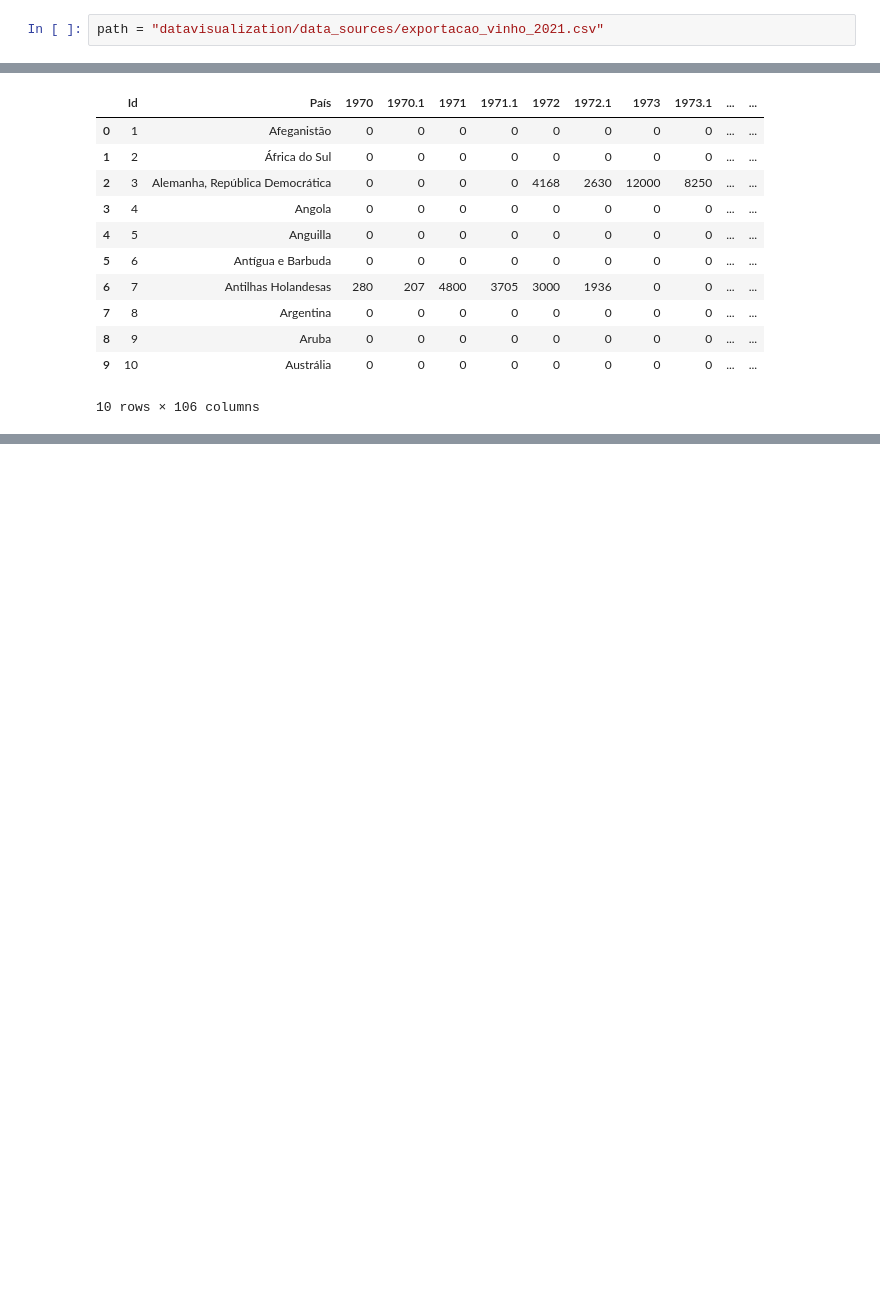
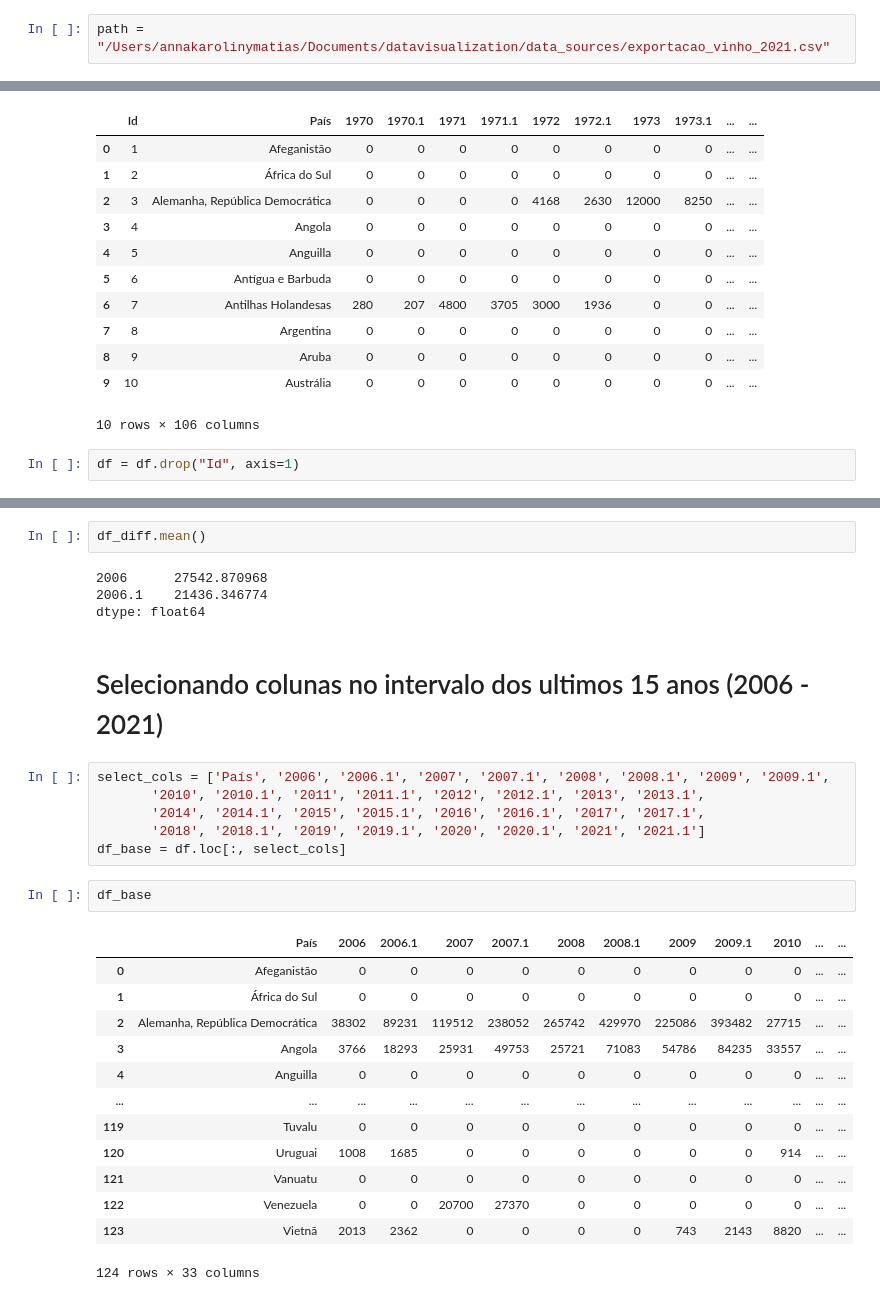
Before and after one commit to annamatias/datavisualization, a Jupyter notebook: vitivinicultura/exploratory_vinicola.ipynb, the cells around one changed output, grey strips where cells are left out. Drawn from its saved outputs; the diff is of its cells as text; blank space fills up the shorter version.

```diff
--- a/vitivinicultura/exploratory_vinicola.ipynb
+++ b/vitivinicultura/exploratory_vinicola.ipynb
@@ -32,7 +26,7 @@ Note: you may need to restart the kernel to use updated packages.
 # %%
 import pandas as pd
 # %%
-path = "datavisualization/data_sources/exportacao_vinho_2021.csv"
+path = "/Users/annakarolinymatias/Documents/datavisualization/data_sources/exportacao_vinho_2021.csv"
 # %%
 df = pd.read_csv(path, sep=";")
 # %%
@@ -50,3 +44,5 @@ df.head(10)
 | 8 | 9 | Aruba | 0 | 0 | 0 | 0 | 0 | 0 | 0 | 0 | ... | ... |
 | 9 | 10 | Austrália | 0 | 0 | 0 | 0 | 0 | 0 | 0 | 0 | ... | ... |
 10 rows × 106 columns
+# %%
+df = df.drop("Id", axis=1)
@@ -52,0 +75,30 @@ df.head(10)
+# %%
+df_diff.mean()
+# %% [output]
+2006      27542.870968
+2006.1    21436.346774
+dtype: float64
+# %% [markdown]
+# Selecionando colunas no intervalo dos ultimos 15 anos (2006 - 2021)
+# %%
+select_cols = ['País', '2006', '2006.1', '2007', '2007.1', '2008', '2008.1', '2009', '2009.1',
+       '2010', '2010.1', '2011', '2011.1', '2012', '2012.1', '2013', '2013.1',
+       '2014', '2014.1', '2015', '2015.1', '2016', '2016.1', '2017', '2017.1',
+       '2018', '2018.1', '2019', '2019.1', '2020', '2020.1', '2021', '2021.1']
+df_base = df.loc[:, select_cols]
+# %%
+df_base
+# %% [output]
+|  | País | 2006 | 2006.1 | 2007 | 2007.1 | 2008 | 2008.1 | 2009 | 2009.1 | 2010 | ... | ... |
+| 0 | Afeganistão | 0 | 0 | 0 | 0 | 0 | 0 | 0 | 0 | 0 | ... | ... |
+| 1 | África do Sul | 0 | 0 | 0 | 0 | 0 | 0 | 0 | 0 | 0 | ... | ... |
+| 2 | Alemanha, República Democrática | 38302 | 89231 | 119512 | 238052 | 265742 | 429970 | 225086 | 393482 | 27715 | ... | ... |
+| 3 | Angola | 3766 | 18293 | 25931 | 49753 | 25721 | 71083 | 54786 | 84235 | 33557 | ... | ... |
+| 4 | Anguilla | 0 | 0 | 0 | 0 | 0 | 0 | 0 | 0 | 0 | ... | ... |
+| ... | ... | ... | ... | ... | ... | ... | ... | ... | ... | ... | ... | ... |
+| 119 | Tuvalu | 0 | 0 | 0 | 0 | 0 | 0 | 0 | 0 | 0 | ... | ... |
+| 120 | Uruguai | 1008 | 1685 | 0 | 0 | 0 | 0 | 0 | 0 | 914 | ... | ... |
+| 121 | Vanuatu | 0 | 0 | 0 | 0 | 0 | 0 | 0 | 0 | 0 | ... | ... |
+| 122 | Venezuela | 0 | 0 | 20700 | 27370 | 0 | 0 | 0 | 0 | 0 | ... | ... |
+| 123 | Vietnã | 2013 | 2362 | 0 | 0 | 0 | 0 | 743 | 2143 | 8820 | ... | ... |
+124 rows × 33 columns
```
Also changed, not shown: parts of 8 cells of this notebook, 1 other file.
